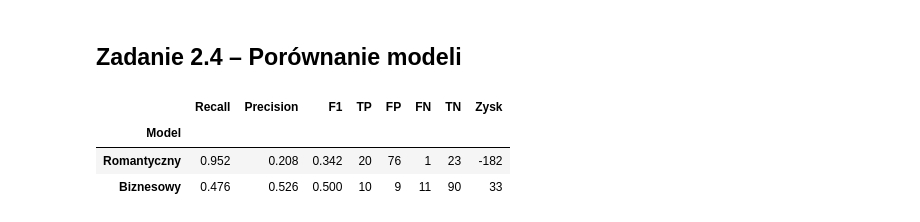
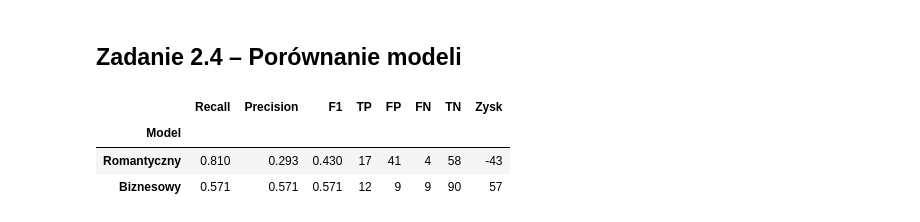
Before and after one commit to Zajecia-na-PWr-LR/lista6-PawelZubalski, a Jupyter notebook: lab06_kod.ipynb, the cells around one changed output. Drawn from its saved outputs; the diff is of its cells as text; code cells hidden in the pictures.

```diff
--- a/lab06_kod.ipynb
+++ b/lab06_kod.ipynb
@@ -307,23 +316,27 @@ weighted avg       0.83      0.36      0.37       120
 # %% [markdown]
 ## Zadanie 2.3 – Model Biznesowy (macierz kosztów)
 # %%
-def get_profit(y_true, y_pred, tp=10, tn=0, fp=-5, fn=-2):
-    cm = confusion_matrix(y_true, y_pred).ravel()
-    TN,FP,FN,TP = cm
-    return TP*tp + TN*tn + FP*fp + FN*fn
+business_model = RandomForestClassifier(
+    n_estimators=200,
+    class_weight={0: 5, 1: 10},
+    random_state=RS,
+    n_jobs=-1
+)
+business_model.fit(X_tr, y_tr)
+
+y_prob_biz = business_model.predict_proba(X_te)[:, 1]
+
+def get_profit(y_true, y_prob, threshold):
+    y_pred = (y_prob >= threshold).astype(int)
+    TN, FP, FN, TP = confusion_matrix(y_true, y_pred).ravel()
+    return TP*10 + TN*0 + FP*(-5) + FN*(-2)
 
 thresholds = np.linspace(0.01, 0.99, 200)
-profits = [get_profit(y_te, (y_prob_best >= t).astype(int)) for t in thresholds]
+profits = [get_profit(y_te, y_prob_biz, t) for t in thresholds]
+thresh_biz = thresholds[np.argmax(profits)]
+y_pred_biz = (y_prob_biz >= thresh_biz).astype(int)
 
-thresh_biz = thresholds[np.argmax(profits)]
-y_pred_biz = (y_prob_best >= thresh_biz).astype(int)
-
-plt.plot(thresholds, profits)
-plt.axvline(thresh_biz, c='r', linestyle='--', label=f'biznesowy={thresh_biz:.2f}')
-plt.axvline(thresh_rom, c='b', linestyle='--', label=f'romantyczny={thresh_rom:.2f}')
-plt.xlabel('Próg'); plt.ylabel('Zysk'); plt.title('Zysk vs. próg')
-plt.legend(); plt.show()
-
-print(f'Próg biznesowy: {thresh_biz:.3f}')
+print(f"Optymalny próg: {thresh_biz:.3f}")
+print("=== Model Biznesowy ===")
 print(classification_report(y_te, y_pred_biz, zero_division=0))
 # %% [output]
@@ -340,21 +353,25 @@ weighted avg       0.83      0.83      0.83       120
 # %% [markdown]
 ## Zadanie 2.4 – Porównanie modeli
 # %%
+def profit_from_pred(y_true, y_pred):
+    TN, FP, FN, TP = confusion_matrix(y_true, y_pred).ravel()
+    return TP*10 + TN*0 + FP*(-5) + FN*(-2)
+
 rows = []
 for name, y_pred in [('Romantyczny', y_pred_rom), ('Biznesowy', y_pred_biz)]:
     TN,FP,FN,TP = confusion_matrix(y_te, y_pred).ravel()
     rows.append({
         'Model':     name,
         'Recall':    recall_score(y_te, y_pred, zero_division=0),
         'Precision': precision_score(y_te, y_pred, zero_division=0),
         'F1':        f1_score(y_te, y_pred, zero_division=0),
         'TP': TP, 'FP': FP, 'FN': FN, 'TN': TN,
-        'Zysk':      get_profit(y_te, y_pred)
+        'Zysk':      profit_from_pred(y_te, y_pred)
     })
 
 pd.DataFrame(rows).set_index('Model').round(3)
 # %% [output]
 |  | Recall | Precision | F1 | TP | FP | FN | TN | Zysk |
 | Model |  |  |  |  |  |  |  |  |
-| Romantyczny | 0.952 | 0.208 | 0.342 | 20 | 76 | 1 | 23 | -182 |
-| Biznesowy | 0.476 | 0.526 | 0.500 | 10 | 9 | 11 | 90 | 33 |
+| Romantyczny | 0.810 | 0.293 | 0.430 | 17 | 41 | 4 | 58 | -43 |
+| Biznesowy | 0.571 | 0.571 | 0.571 | 12 | 9 | 9 | 90 | 57 |
```
Also changed, not shown: parts of 3 cells of this notebook.
